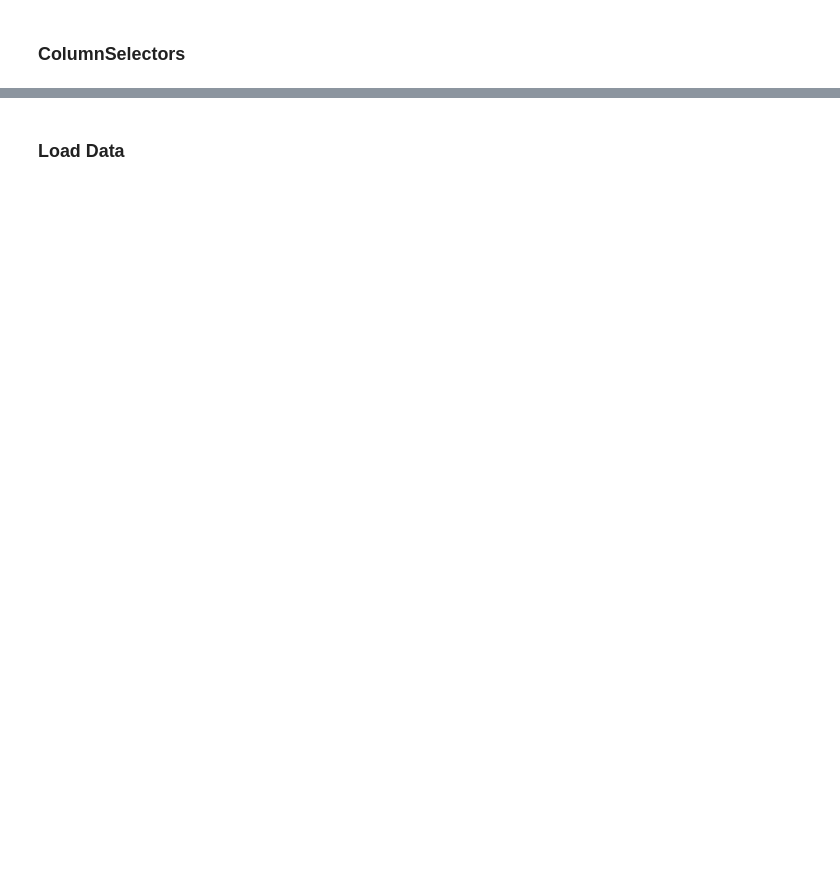
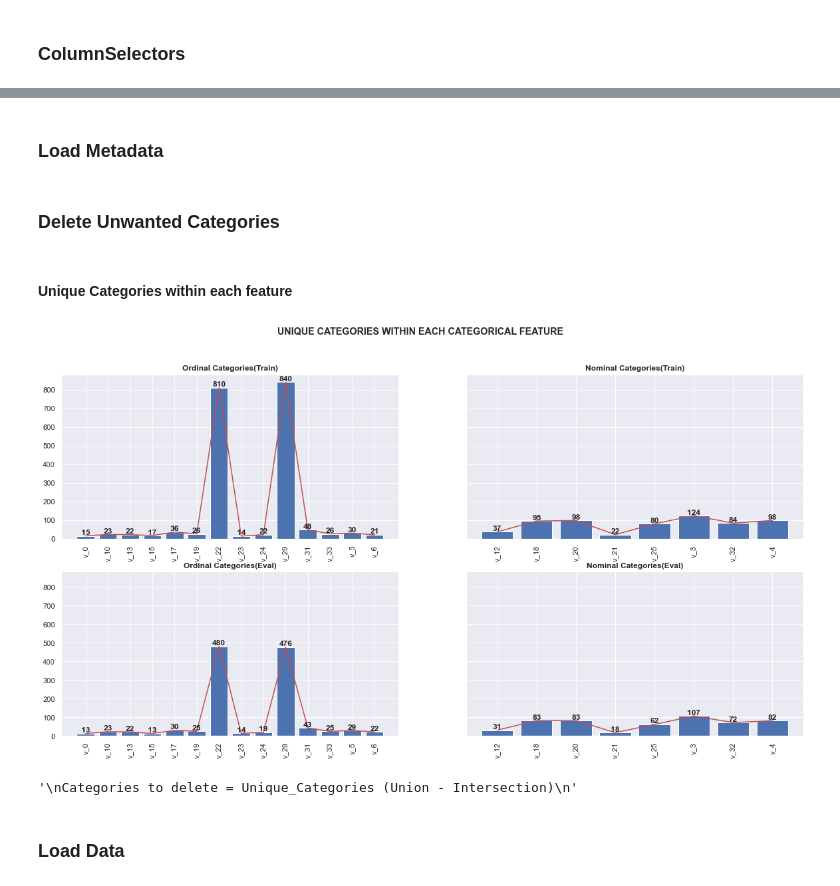
Before and after one commit to risan-raja/sdpiit, a Jupyter notebook: notebooks/sdpiitm-risan-raja-21f10000121.ipynb, the cells around one changed output, grey strips where cells are left out. Cells and saved outputs as stored; diff of their text form; code cells hidden in the pictures; blank space fills up the shorter version.

Commit message:
Minimal Plotting Done

```diff
--- a/notebooks/sdpiitm-risan-raja-21f10000121.ipynb
+++ b/notebooks/sdpiitm-risan-raja-21f10000121.ipynb
@@ -209,3 +237,55 @@ if __refresh__ == 1:
+# %%
+raw_data = pd.read_parquet(DATA_SAVE_PATH + 'train.parquet')
+raw_data_eval = pd.read_parquet(DATA_SAVE_PATH + 'test.parquet')
+# %% [markdown]
+### Load Metadata
+# %%
+ordinal = column_directory.ordinal_cols
+nominal = column_directory.nominal_cols
+binary = column_directory.binary_cols
+ratios = column_directory.ratio_cols
+
+ordinal_data, nominal_data, binary_data, ratios_data = column_directory.categorise_data(raw_data)
+ordinal_data_eval, nominal_data_eval, binary_data_eval, ratios_data_eval = column_directory.categorise_data(raw_data_eval)
+# %% [markdown]
+### Delete Unwanted Categories
+# %% [markdown]
+#### Unique Categories within each feature
+# %%
+"""
+Unique Categories within each categorical feature.
+"""
+fig, ax = plt.subplots(2,2,figsize=(20,10),squeeze=False, sharey=True)
+data_to_plot = [ordinal_data,nominal_data,ordinal_data_eval,nominal_data_eval]
+fig.suptitle('Unique Categories within each categorical feature'.upper(), fontweight='bold')
+data_titles = [
+    "Ordinal Categories(Train)",
+    "Nominal Categories(Train)",
+    "Ordinal Categories(Eval)",
+    "Nominal Categories(Eval)",
+]
+idx = 0
+for i in range(2):
+    for j in range(2):
+        ax_ = ax[i,j]
+        data = data_to_plot[idx]
+
+        values = data.nunique().values
+        Xlabels = [x.split('__')[1] for x in data.nunique().index]
+        disp = ax_.bar(x=Xlabels, height=values)
+        disp1 = ax_.set_title(data_titles[idx], fontweight='bold')
+        disp2 = ax_.set_xticklabels(Xlabels,rotation=90)
+        ax_.bar_label(container=disp,fontweight='bold')
+        ax_.plot(values,'-r')
+        idx+=1
+# %% [output]
+[figure, added]
+# %%
+"""
+Categories to delete = Unique_Categories (Union - Intersection)
+"""
+# %% [output]
+'\nCategories to delete = Unique_Categories (Union - Intersection)\n'
 # %% [markdown]
 ###    Load Data
 # %%
```
Also changed, not shown: parts of 8 cells of this notebook, 1 other file.
